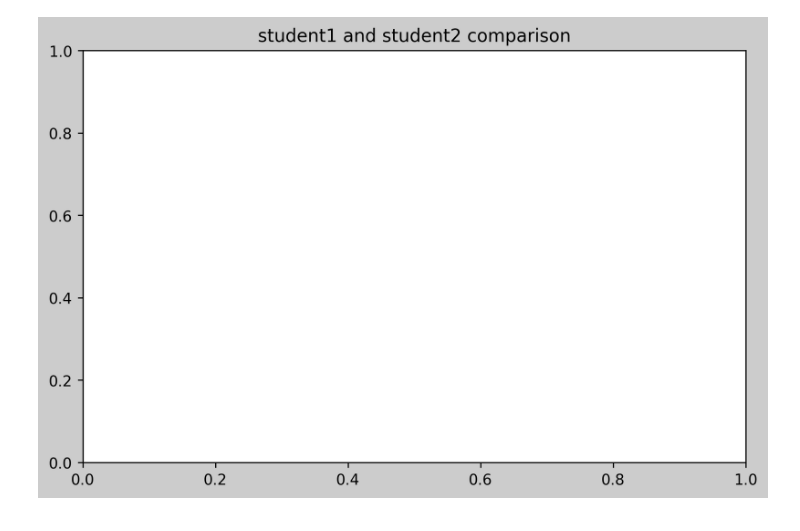
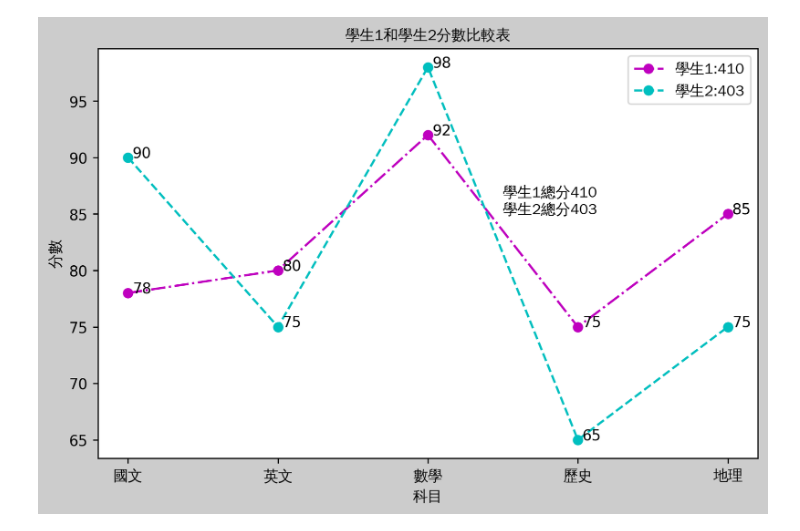
Before and after one commit to viviennemi/python--2, a Jupyter notebook: lesson07291.ipynb, the cells around one changed output. Drawn from its saved outputs; the diff is of its cells as text; code cells hidden in the pictures.

```diff
--- a/lesson07291.ipynb
+++ b/lesson07291.ipynb
@@ -1,20 +1,51 @@
 # %%
+#codespace 要安裝中文字型
+#步驟1:終端機需要執行命令列:sudo apt-get update -y
+#步驟2:終端機需要執行命令列:sudo apt-get install -y fonts-wqy-zenhei進行安裝
+#字型位置:/usr/share/fonts/truetype/wqy/wqy-zenhei.ttc
+#install 要加-y
+#說明網址:https://askubuntu.com/questions/490829/how-can-i-install-chinese-fonts-on-kubuntu-14-04
+#字型位置:/usr/share/fonts/truetype/wqy/wqy-zenhei.ttc
 import matplotlib.pyplot as plt
 from matplotlib.font_manager import FontProperties
-#font=FontProperties(fname='/usr/share/fonts/truetype/dejavu/DejaVuSans.ttf',size=8)
-#font1=FontProperties(fname='/usr/share/fonts/truetype/dejavu/DejaVuSans.ttf',size=12)
+font=FontProperties(fname='/usr/share/fonts/truetype/wqy/wqy-zenhei.ttc',size=10)
+font1=FontProperties(fname='/usr/share/fonts/truetype/wqy/wqy-zenhei.ttc',size=12)
 #window font=FontProperties(fname=r'c:\windows\fonts\simsun.ttc',size=8)
 
-student1 = {'chinese':78, 'english':80, 'math':92, 'history':75, 'discover':85}
-student2 = {'chinese':90, 'english':75, 'math':98, 'history':65, 'discover':75}
+student1 = {'國文':78, '英文':80, '數學':92, '歷史':75, '地理':85}
+student2 = {'國文':90, '英文':75, '數學':98, '歷史':65, '地理':75}
 
 subjects =list(student1.keys())
 value1 =list(student1.values())
 value2 = list(student2.values())
 
 fig = plt.figure(figsize=(8,5), dpi=250, facecolor="#cccccc")
 ax = fig.add_subplot(1,1,1)
-ax.set_title("student1 and student2 comparison")
+ax.set_title("學生1和學生2分數比較表",fontproperties=font)
+ax.set_xlabel("科目",fontproperties=font)
+ax.set_ylabel("分數",fontproperties=font)
+ax.plot(subjects,value1,'m-.o')
+ax.plot(subjects,value2,'c--o')
+ax.set_xticklabels(subjects,fontproperties=font)
+
+
+x_locations = ax.get_xticks()
+#y_locations = ax.get_yticks()
+
+for i in range(len(x_locations)):
+    ax.annotate(str(value1[i]),(x_locations[i]+0.03,value1[i]))
+    ax.annotate(str(value2[i]),(x_locations[i]+0.03,value2[i]))
+
+value1_total = 0
+value2_total = 0
+for score in value1:
+    value1_total += score
+
+for score in value2:
+    value2_total += score
+
+ax.annotate(f'學生1總分{value1_total}\n學生2總分{value2_total}',(2.5,85),fontproperties=font)
+ax.legend([f"學生1:{value1_total}",f"學生2:{value2_total}"],prop=font)
 plt.show()
 # %% [output]
-[figure, old version]
+[figure, new version]
```
